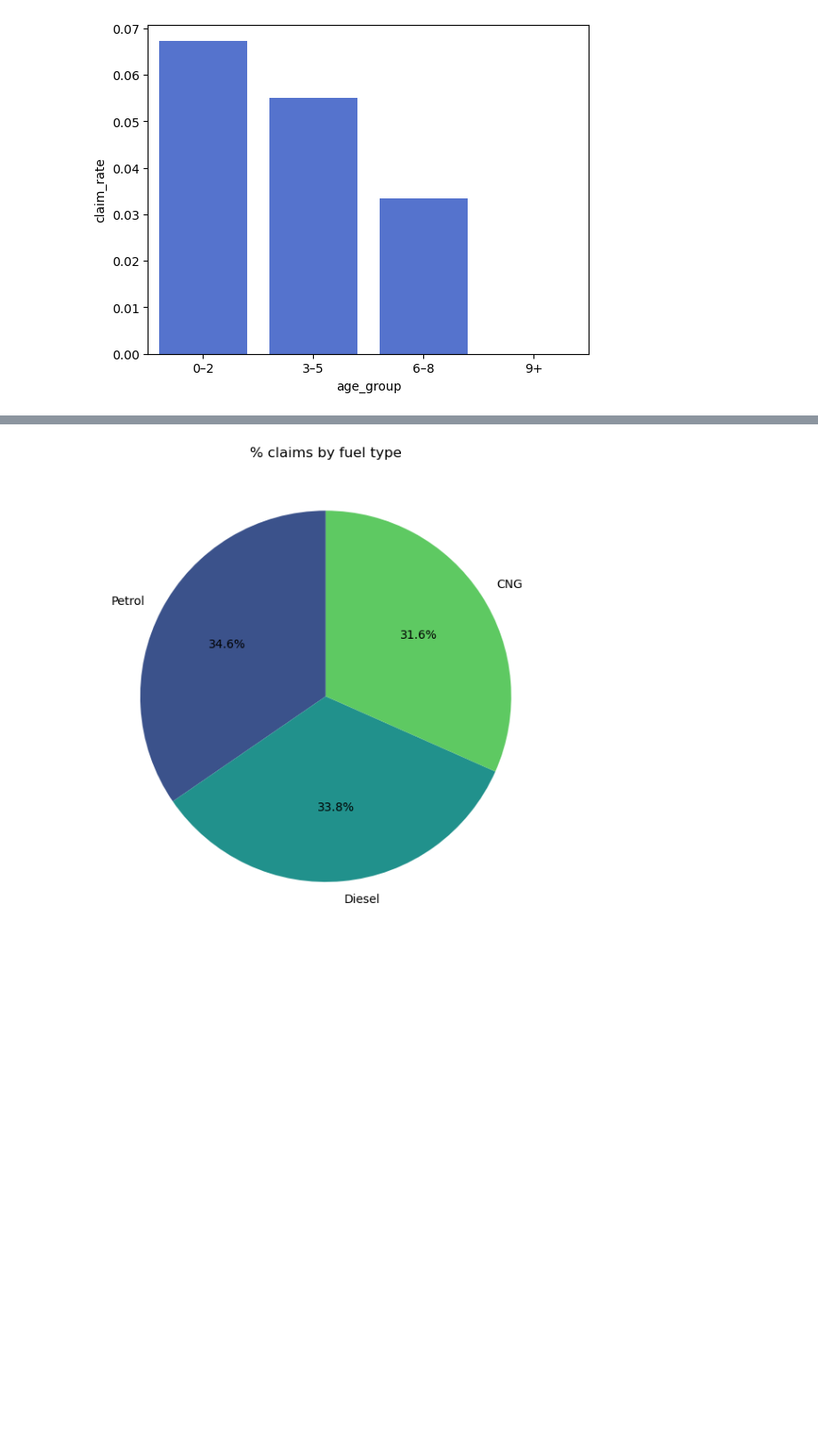
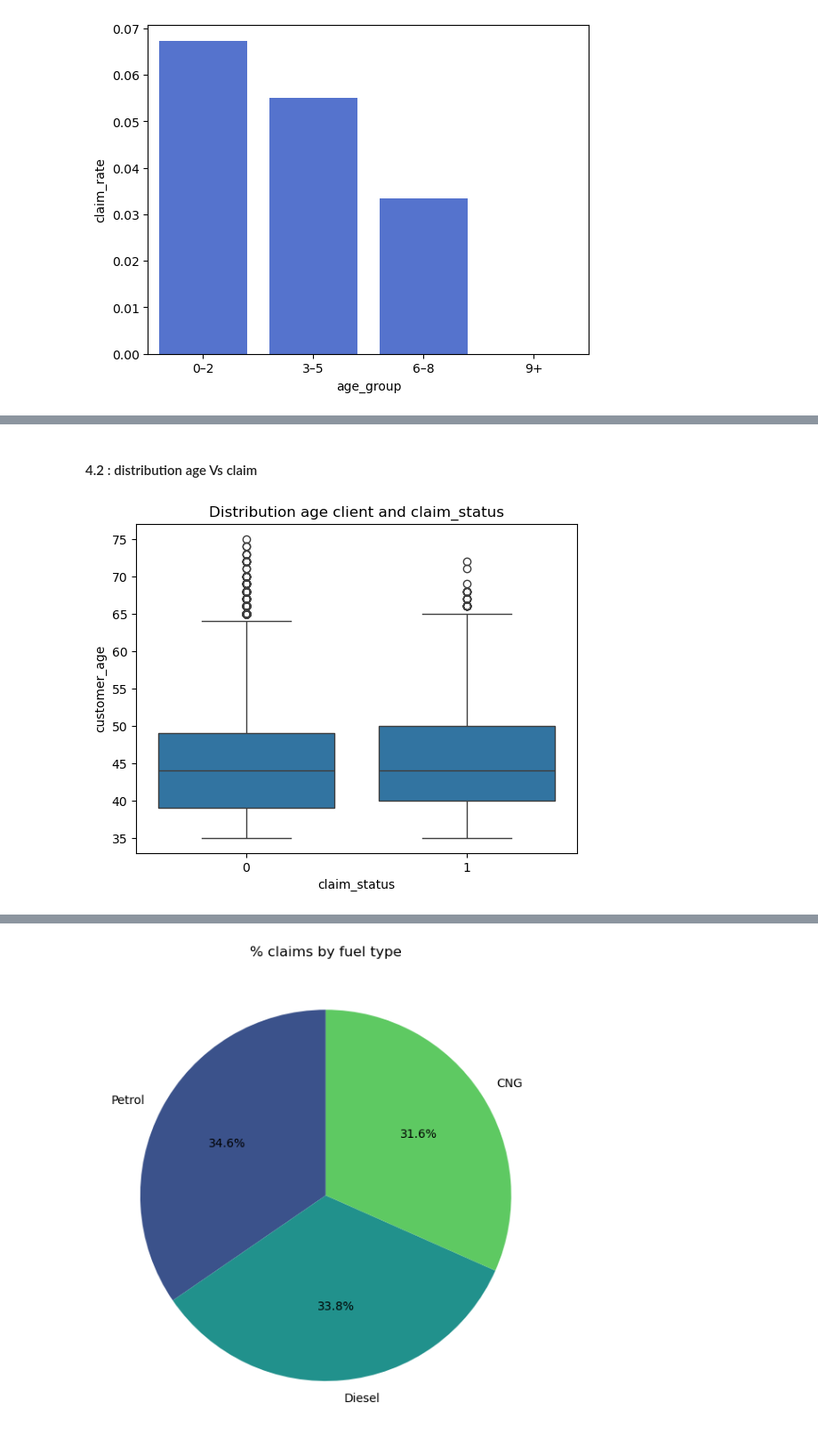
Before and after one commit to tlilimaryem7-cloud/project-2-eda-sql, a Jupyter notebook: EDA_insurance_claim.ipynb, the cells around one changed output, grey strips where cells are left out. Shown at 89% size. Cells and saved outputs as stored; diff of their text form; code cells hidden in the pictures; blank space fills up the shorter version.

```diff
--- a/EDA_insurance_claim.ipynb
+++ b/EDA_insurance_claim.ipynb
@@ -387,0 +404,8 @@ sns.barplot(
+# %% [markdown]
+#### 4.2 : distribution age Vs claim
+# %%
+sns.boxplot(x="claim_status", y="customer_age", data=df)
+plt.title("Distribution age client and claim_status")
+plt.show()
+# %% [output]
+[figure, added]
```
Also changed, not shown: parts of 15 cells of this notebook, 1 other file.
